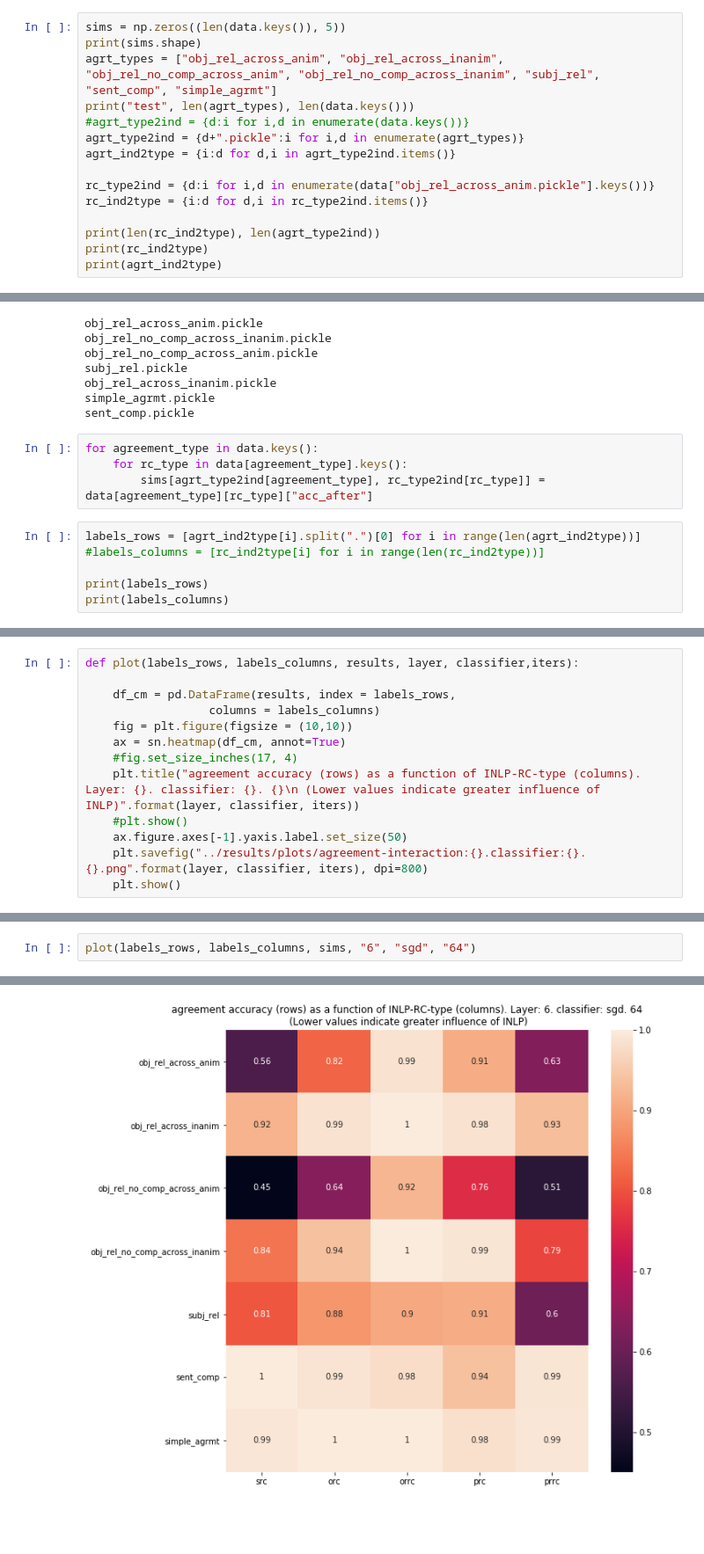
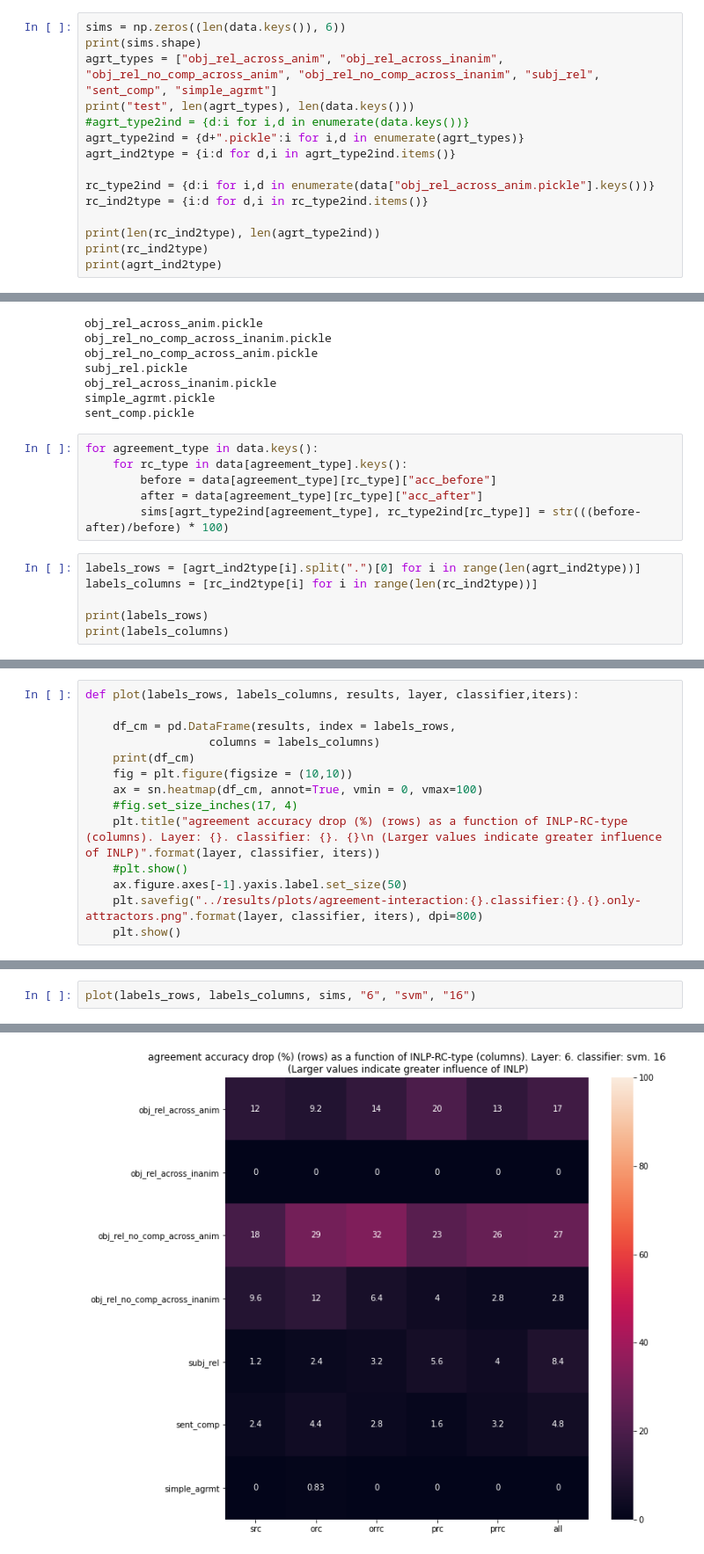
Before and after one commit to Shaul1321/RC-INLP, a Jupyter notebook: src/agreement_results.ipynb, the cells around one changed output, grey strips where cells are left out. Shown: that part at 88% size. Cells and saved outputs as stored; diff of their text form; blank space fills up the shorter version.

Commit message:
acucuracy in addition to recall; runing scripts; agreement on attractors vs not attractors

```diff
--- a/src/agreement_results.ipynb
+++ b/src/agreement_results.ipynb
@@ -39,7 +39,7 @@ data.keys()
 # %% [output]
 dict_keys(['obj_rel_across_anim.pickle', 'obj_rel_no_comp_across_inanim.pickle', 'obj_rel_no_comp_across_anim.pickle', 'subj_rel.pickle', 'obj_rel_across_inanim.pickle', 'simple_agrmt.pickle', 'sent_c ...
 # %%
-sims = np.zeros((len(data.keys()), 5))
+sims = np.zeros((len(data.keys()), 6))
 print(sims.shape)
 agrt_types = ["obj_rel_across_anim", "obj_rel_across_inanim", "obj_rel_no_comp_across_anim", "obj_rel_no_comp_across_inanim", "subj_rel", "sent_comp", "simple_agrmt"]
 print("test", len(agrt_types), len(data.keys()))
@@ -73,10 +73,12 @@ sent_comp.pickle
 # %%
 for agreement_type in data.keys():
     for rc_type in data[agreement_type].keys():
-        sims[agrt_type2ind[agreement_type], rc_type2ind[rc_type]] = data[agreement_type][rc_type]["acc_after"]
+        before = data[agreement_type][rc_type]["acc_before"]
+        after = data[agreement_type][rc_type]["acc_after"]
+        sims[agrt_type2ind[agreement_type], rc_type2ind[rc_type]] = str(((before-after)/before) * 100)
 # %%
 labels_rows = [agrt_ind2type[i].split(".")[0] for i in range(len(agrt_ind2type))]
-#labels_columns = [rc_ind2type[i] for i in range(len(rc_ind2type))]
+labels_columns = [rc_ind2type[i] for i in range(len(rc_ind2type))]
 
 print(labels_rows)
 print(labels_columns)
@@ -88,11 +90,12 @@ def plot(labels_rows, labels_columns, results, layer, classifier,iters):
 
     df_cm = pd.DataFrame(results, index = labels_rows,
                   columns = labels_columns)
+    print(df_cm)
     fig = plt.figure(figsize = (10,10))
-    ax = sn.heatmap(df_cm, annot=True)
+    ax = sn.heatmap(df_cm, annot=True, vmin = 0, vmax=100)
     #fig.set_size_inches(17, 4)
-    plt.title("agreement accuracy (rows) as a function of INLP-RC-type (columns). Layer: {}. classifier: {}. {}\n (Lower values indicate greater influence of INLP)".format(layer, classifier, iters))
+    plt.title("agreement accuracy drop (%) (rows) as a function of INLP-RC-type (columns). Layer: {}. classifier: {}. {}\n (Larger values indicate greater influence of INLP)".format(layer, classifier, iters))
     #plt.show()
     ax.figure.axes[-1].yaxis.label.set_size(50)
-    plt.savefig("../results/plots/agreement-interaction:{}.classifier:{}.{}.png".format(layer, classifier, iters), dpi=800)
+    plt.savefig("../results/plots/agreement-interaction:{}.classifier:{}.{}.only-attractors.png".format(layer, classifier, iters), dpi=800)
     plt.show()
@@ -99,3 +123,3 @@ def plot(labels_rows, labels_columns, results, layer, classifier,iters):
 # %%
-plot(labels_rows, labels_columns, sims, "6", "sgd", "64")
+plot(labels_rows, labels_columns, sims, "6", "svm", "16")
 # %% [output]
@@ -102 +143 @@ plot(labels_rows, labels_columns, sims, "6", "sgd", "64")
-[figure, old version]
+[figure, new version]
```
Also changed, not shown: parts of 8 cells of this notebook, 8 other files.
